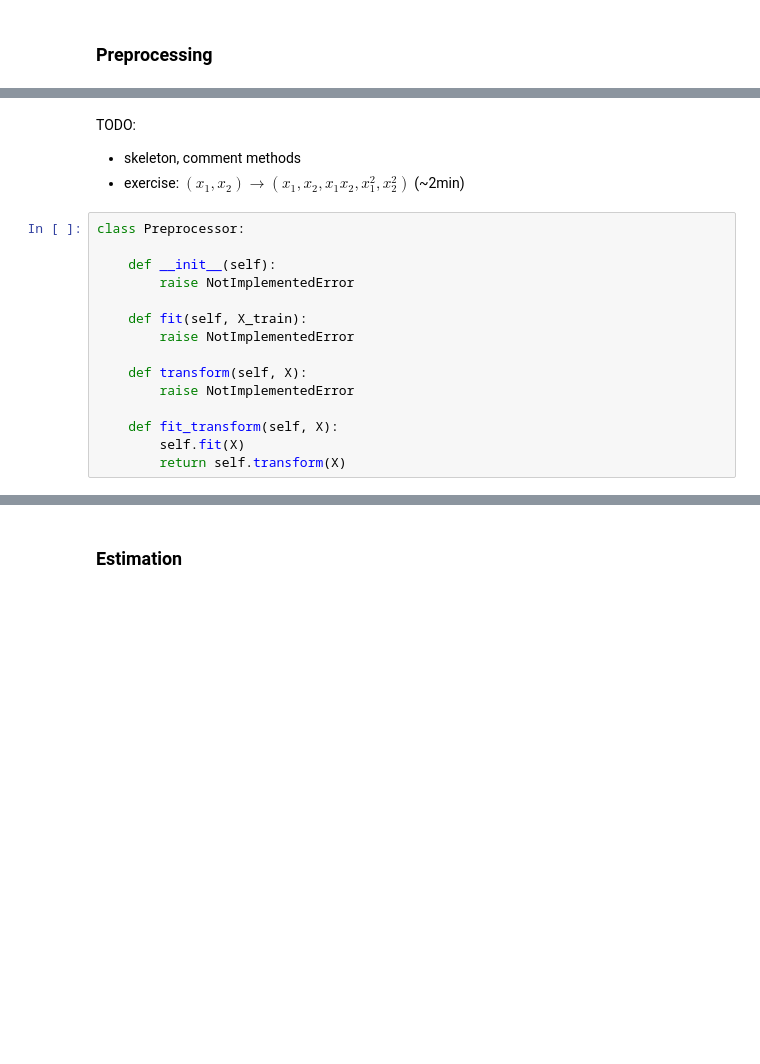
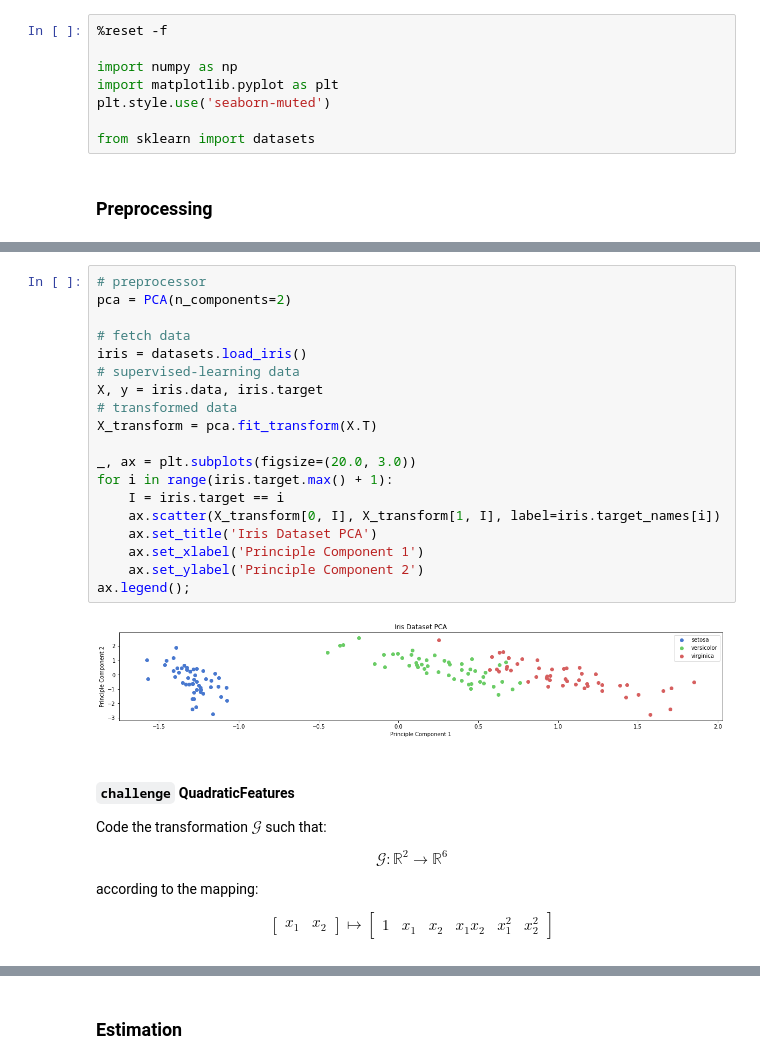
Before and after one commit to Imperial-College-Data-Science-Society/Machine-Learning-API, a Jupyter notebook: notebooks/Machine-Learning-API.ipynb, the cells around one changed output, grey strips where cells are left out. Saved outputs shown, nothing was run; the diff lists cells and outputs as text; blank space fills up the shorter version.

Commit message:
scikit: init

```diff
--- a/notebooks/Machine-Learning-API.ipynb
+++ b/notebooks/Machine-Learning-API.ipynb
@@ -37,5 +31,13 @@
 ## Pipeline <a class="anchor" id="pipeline"></a>
 # %% [markdown]
 <img src="assets/Pipeline.png" alt="Drawing" style="width: 750px;"/>
+# %%
+%reset -f
+
+import numpy as np
+import matplotlib.pyplot as plt
+plt.style.use('seaborn-muted')
+
+from sklearn import datasets
 # %% [markdown]
 ### Preprocessing <a class="anchor" id="pipe:preprocessing"></a>
@@ -42,19 +162,31 @@
+# %%
+# preprocessor
+pca = PCA(n_components=2)
+
+# fetch data
+iris = datasets.load_iris()
+# supervised-learning data
+X, y = iris.data, iris.target
+# transformed data
+X_transform = pca.fit_transform(X.T)
+
+_, ax = plt.subplots(figsize=(20.0, 3.0))
+for i in range(iris.target.max() + 1):
+    I = iris.target == i
+    ax.scatter(X_transform[0, I], X_transform[1, I], label=iris.target_names[i])
+    ax.set_title('Iris Dataset PCA')
+    ax.set_xlabel('Principle Component 1')
+    ax.set_ylabel('Principle Component 2')
+ax.legend();
+# %% [output]
+[figure, added]
 # %% [markdown]
-TODO:
-- skeleton, comment methods
-- exercise: $(x_{1}, x_{2}) \rightarrow (x_{1}, x_{2}, x_{1}x_{2}, x_{1}^{2}, x_{2}^{2})$ (~2min)
+#### `challenge` QuadraticFeatures
+
+Code the transformation $\mathcal{G}$ such that:
+
+$$\mathcal{G}: \mathbb{R}^{2} \rightarrow \mathbb{R}^{6}$$
+
+according to the mapping:
+
+$$\begin{bmatrix}x_{1} & x_{2}\end{bmatrix} \mapsto \begin{bmatrix}1 & x_{1} & x_{2} & x_{1}x_{2} & x_{1}^{2} & x_{2}^{2}\end{bmatrix}$$
-# %%
-class Preprocessor:
-
-    def __init__(self):
-        raise NotImplementedError
-
-    def fit(self, X_train):
-        raise NotImplementedError
-
-    def transform(self, X):
-        raise NotImplementedError
-
-    def fit_transform(self, X):
-        self.fit(X)
-        return self.transform(X)
```
Also changed, not shown: parts of 45 cells of this notebook, 2 other files.
